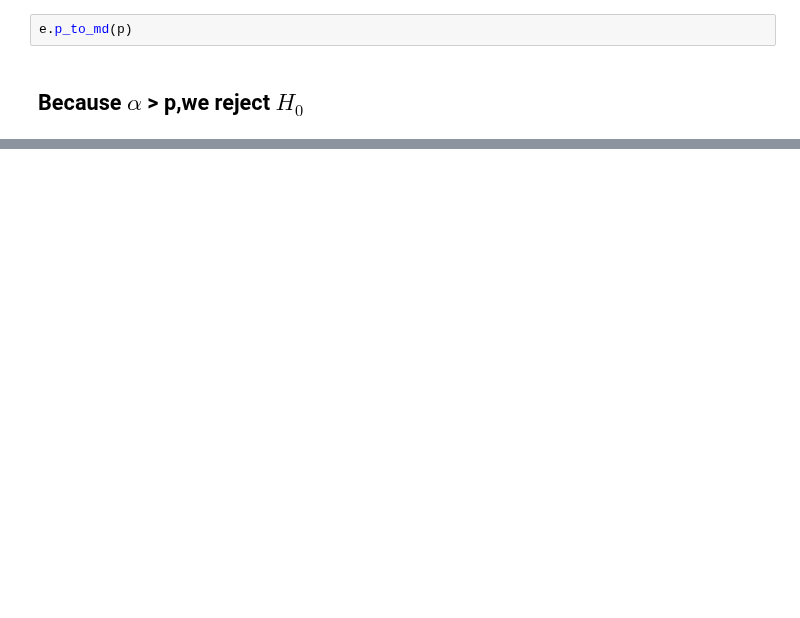
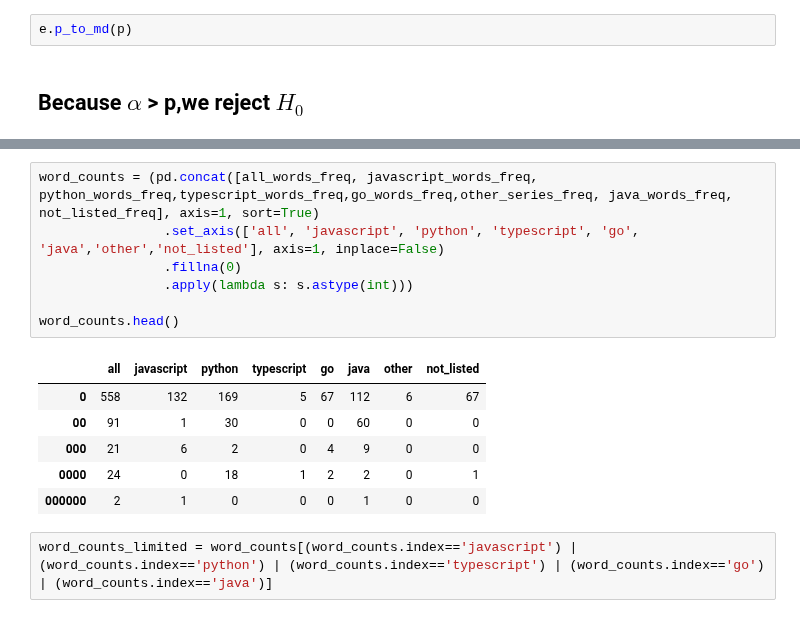
Before and after one commit to L-G-B-Team/nlp-project, a Jupyter notebook: mark_explore.ipynb, the cells around one changed output, grey strips where cells are left out. Cells and saved outputs as stored; diff of their text form; blank space fills up the shorter version.

```diff
--- a/mark_explore.ipynb
+++ b/mark_explore.ipynb
@@ -103,0 +155,16 @@ e.p_to_md(p)
+# %%
+word_counts = (pd.concat([all_words_freq, javascript_words_freq, python_words_freq,typescript_words_freq,go_words_freq,other_series_freq, java_words_freq, not_listed_freq], axis=1, sort=True)
+                .set_axis(['all', 'javascript', 'python', 'typescript', 'go', 'java','other','not_listed'], axis=1, inplace=False)
+                .fillna(0)
+                .apply(lambda s: s.astype(int)))
+
+word_counts.head()
+# %% [output]
+|  | all | javascript | python | typescript | go | java | other | not_listed |
+| 0 | 558 | 132 | 169 | 5 | 67 | 112 | 6 | 67 |
+| 00 | 91 | 1 | 30 | 0 | 0 | 60 | 0 | 0 |
+| 000 | 21 | 6 | 2 | 0 | 4 | 9 | 0 | 0 |
+| 0000 | 24 | 0 | 18 | 1 | 2 | 2 | 0 | 1 |
+| 000000 | 2 | 1 | 0 | 0 | 0 | 1 | 0 | 0 |
+# %%
+word_counts_limited = word_counts[(word_counts.index=='javascript') | (word_counts.index=='python') | (word_counts.index=='typescript') | (word_counts.index=='go') | (word_counts.index=='java')]
```
Also changed, not shown: parts of 44 cells of this notebook.
